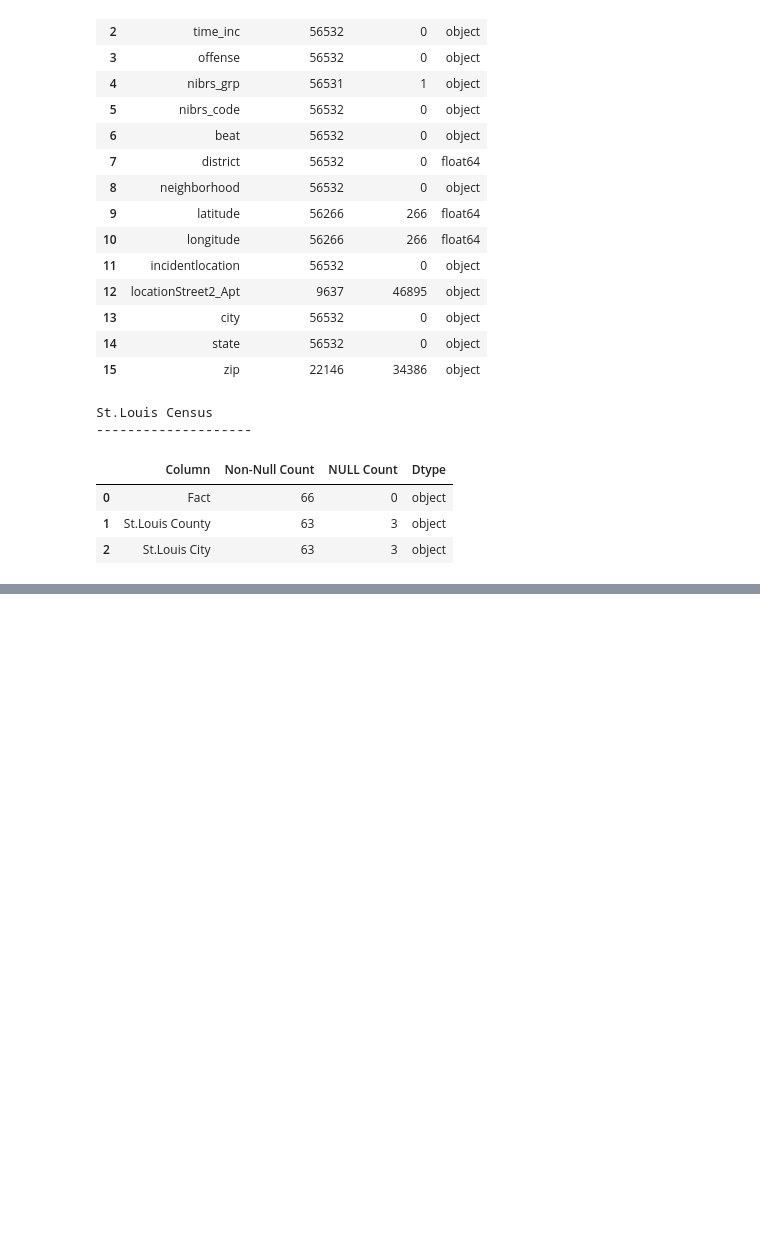
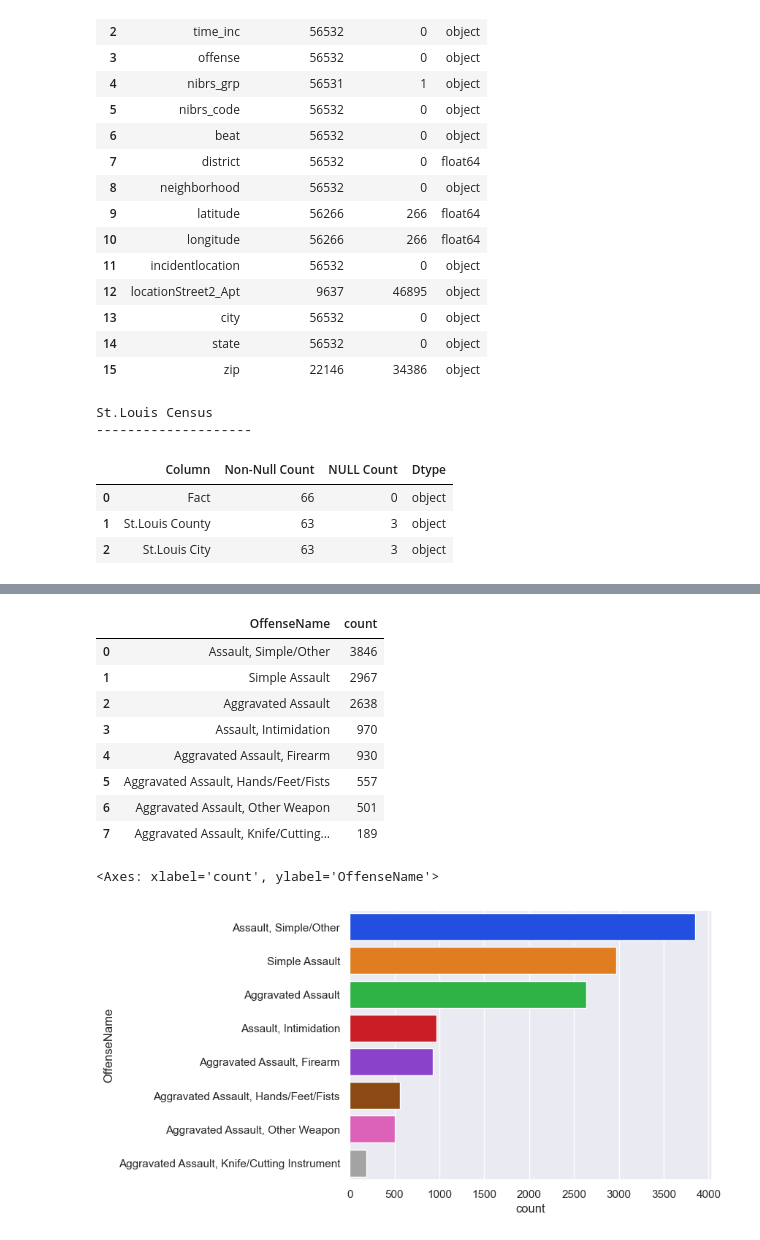
Before and after one commit to KyleHoss/Data-Science-Portfolio, a Jupyter notebook: General Analysis/St-Louis-Crime/StlCrimeAnalysis.ipynb, the cells around one changed output, grey strips where cells are left out. Cells and saved outputs as stored; diff of their text form; code cells hidden in the pictures; blank space fills up the shorter version.

```diff
--- a/General Analysis/St-Louis-Crime/StlCrimeAnalysis.ipynb
+++ b/General Analysis/St-Louis-Crime/StlCrimeAnalysis.ipynb
@@ -154,0 +581,20 @@ array(['Property', 'Society', 'Person'], dtype=object)
+# %%
+display(stl_crime_df[stl_crime_df['OffenseName'].str.contains(offenseName, na=False)]['OffenseName'].value_counts().reset_index())
+
+
+
+sns.barplot(data=stl_crime_df[stl_crime_df['OffenseName'].str.contains(offenseName, na=False)]['OffenseName'].value_counts().reset_index(),
+            y='OffenseName',
+            x='count', orient='h')
+# %% [output]
+|  | OffenseName | count |
+| 0 | Assault, Simple/Other | 3846 |
+| 1 | Simple Assault | 2967 |
+| 2 | Aggravated Assault | 2638 |
+| 3 | Assault, Intimidation | 970 |
+| 4 | Aggravated Assault, Firearm | 930 |
+| 5 | Aggravated Assault, Hands/Feet/Fists | 557 |
+| 6 | Aggravated Assault, Other Weapon | 501 |
+| 7 | Aggravated Assault, Knife/Cutting... | 189 |
+<Axes: xlabel='count', ylabel='OffenseName'>
+[figure, added]
```
Also changed, not shown: parts of 34 cells of this notebook, 1 other file.
